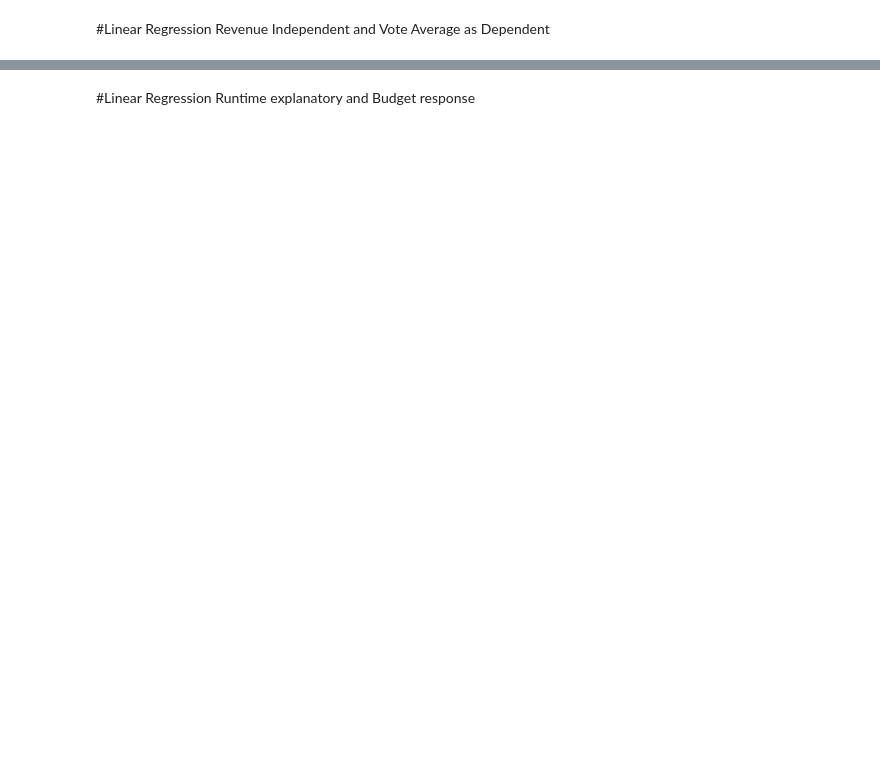
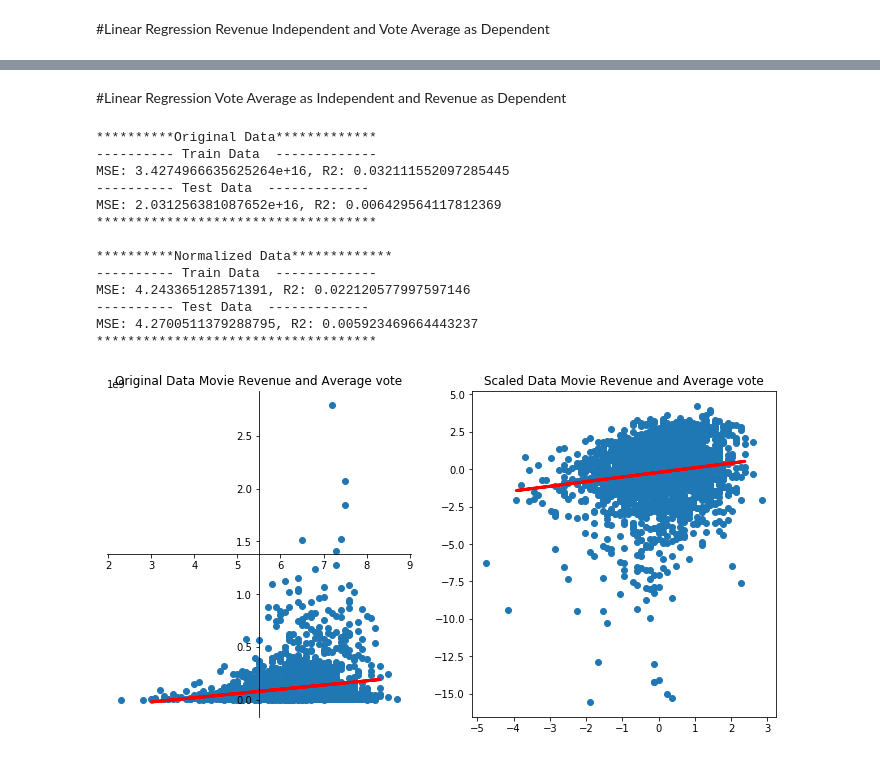
Before and after one commit to rkalhorn/project3, a Jupyter notebook: project 3 Linear Regression.ipynb, the cells around one changed output, grey strips where cells are left out. Cells and saved outputs as stored; diff of their text form; code cells hidden in the pictures; blank space fills up the shorter version.

```diff
--- a/project 3 Linear Regression.ipynb
+++ b/project 3 Linear Regression.ipynb
@@ -118,57 +239,101 @@ axes2.scatter(X_train_log["revenue"], y_train_scaled)
+# %% [markdown]
+#Linear Regression Vote Average as Independent and Revenue as Dependent
+# %%
+#Switch Independent and Dependent Variable
+
+vote_X_train = y_train
+vote_X_test = y_test
+vote_X_test_scaled = y_test_scaled
+vote_X_train_scaled = y_train_scaled
+
+rev_y_train = X_train
+rev_y_test = X_test
+rev_y_test_scaled = X_test_log
+rev_y_train_scaled = X_train_log
 # %%
 model1 = LinearRegression()
-model1.fit(X_train, y_train)
+model1.fit(vote_X_train, rev_y_train)
 
 model2 = LinearRegression()
-model2.fit(X_train_log, y_train_scaled)
+model2.fit(vote_X_train_scaled, rev_y_train_scaled)
 
 # Make predictions using the testing set
-y_pred = model1.predict(X_test)
-y_pred_scaled = model2.predict(X_test_log)
+rev_y_pred = model1.predict(vote_X_test)
+rev_y_train_pred = model1.predict(vote_X_train)
+
+rev_y_pred_scaled = model2.predict(vote_X_test_scaled)
+rev_y_train_pred_scaled = model2.predict(vote_X_train_scaled)
 
 print('**********Original Data*************')
-MSE = mean_squared_error(y_test, y_pred)
-r2 = model1.score(X_test, y_test)
+print('---------- Train Data  -------------')
+MSE = mean_squared_error(rev_y_train, rev_y_train_pred)
+r2 = model1.score(vote_X_train, rev_y_train)
+print(f"MSE: {MSE}, R2: {r2}")
+print('---------- Test Data  -------------')
+MSE = mean_squared_error(rev_y_test, rev_y_pred)
+r2 = model1.score(vote_X_test, rev_y_test)
+print(f"MSE: {MSE}, R2: {r2}")
+print('************************************')
 
-print(f"MSE: {MSE}, R2: {r2}")
+print()
+
 
 print('**********Normalized Data*************')
-MSE = mean_squared_error(y_test_scaled, y_pred_scaled)
-r2 = model2.score(X_test_log, y_test_scaled)
+print('---------- Train Data  -------------')
+MSE = mean_squared_error(rev_y_train_scaled, rev_y_train_pred_scaled)
+r2 = model2.score(vote_X_train_scaled, rev_y_train_scaled)
+print(f"MSE: {MSE}, R2: {r2}")
+print('---------- Test Data  -------------')
+MSE = mean_squared_error(rev_y_test_scaled, rev_y_pred_scaled)
+r2 = model2.score(vote_X_test_scaled, rev_y_test_scaled)
+print(f"MSE: {MSE}, R2: {r2}")
+print('************************************')
 
-print(f"MSE: {MSE}, R2: {r2}")
 
 # Plot outputs
 
 fig1 = plt.figure(figsize=(12, 6))
 axes1 = fig1.add_subplot(1, 2, 1)
 axes2 = fig1.add_subplot(1, 2, 2)
 
 axes1.set_title("Original Data Movie Revenue and Average vote")
 axes2.set_title("Scaled Data Movie Revenue and Average vote")
 
-maxx = X_train["revenue"].max()
-maxy = y_train.max()
+maxx = vote_X_train["vote_average"].max()
+maxy = rev_y_train.max()
 
 
 def set_axes(ax):
     ax.spines['left'].set_position('center')
     ax.spines['right'].set_color('none')
     ax.spines['bottom'].set_position('center')
     ax.spines['top'].set_color('none')
     ax.xaxis.set_ticks_position('bottom')
     ax.yaxis.set_ticks_position('left')
 
 set_axes(axes1)
 set_axes(axes1)
 
-axes1.scatter(X_train["revenue"], y_train)
-axes2.scatter(X_train_log["revenue"], y_train_scaled)
+axes1.scatter(vote_X_train["vote_average"], rev_y_train)
+axes2.scatter(vote_X_train_scaled, rev_y_train_scaled)
 
 
-axes1.plot(X_test, y_pred, color='red', linewidth=3)
-axes2.plot(X_test_log, y_pred_scaled, color='red', linewidth=3)
+axes1.plot(vote_X_test, rev_y_pred, color='red', linewidth=3)
+axes2.plot(vote_X_test_scaled, rev_y_pred_scaled, color='red', linewidth=3)
 
 plt.show()
+# %% [output]
+**********Original Data*************
+---------- Train Data  -------------
+MSE: 3.4274966635625264e+16, R2: 0.032111552097285445
+---------- Test Data  -------------
+MSE: 2.031256381087652e+16, R2: 0.006429564117812369
+************************************
+
+**********Normalized Data*************
+---------- Train Data  -------------
+MSE: 4.243365128571391, R2: 0.022120577997597146
+---------- Test Data  -------------
+MSE: 4.2700511379288795, R2: 0.005923469664443237
+************************************
+[figure, added]
-# %% [markdown]
-#Linear Regression Runtime explanatory and Budget response
```
Also changed, not shown: parts of 9 cells of this notebook, 2 other files.
